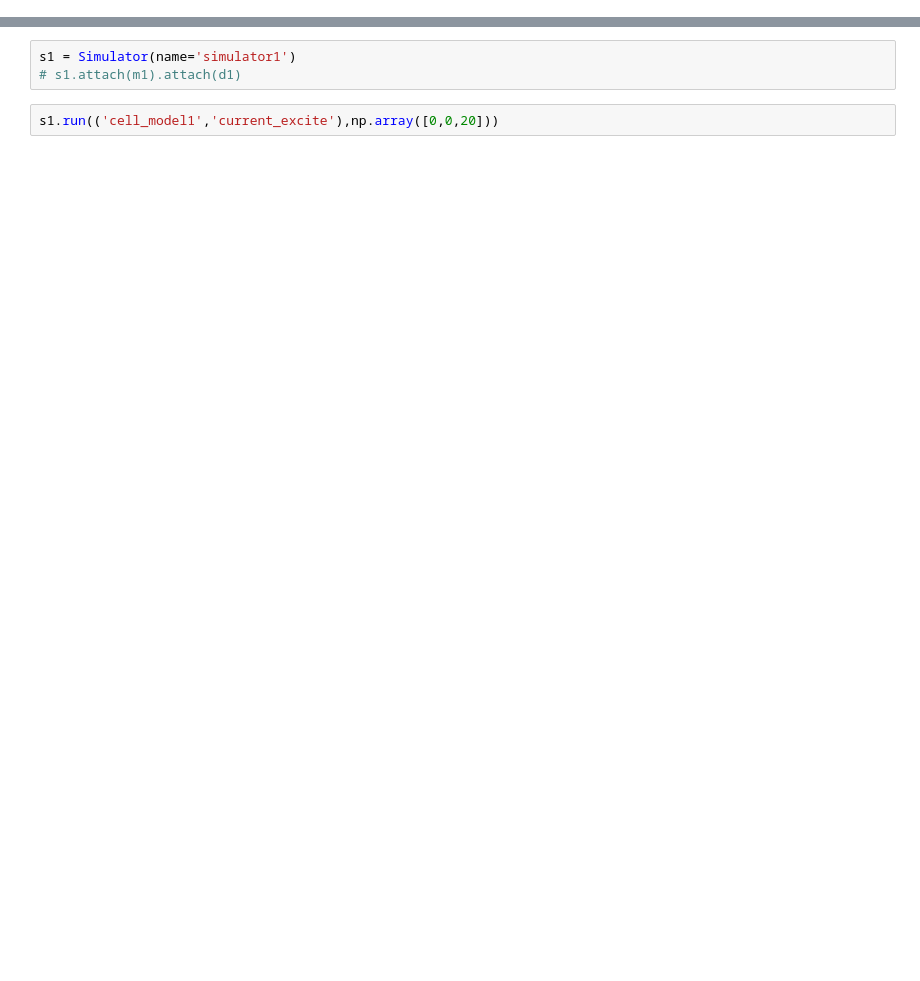
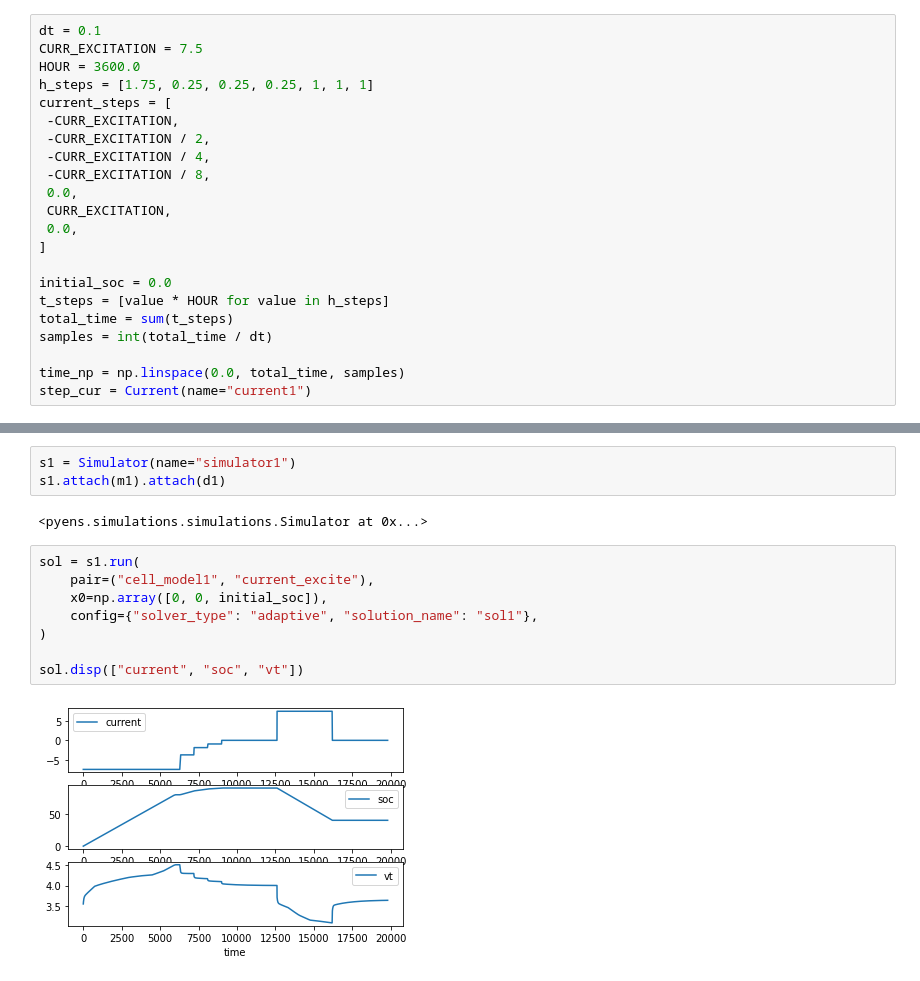
Before and after one commit to tonylee2016/batterylearn, a Jupyter notebook: notebook/demos.ipynb, the cells around one changed output, grey strips where cells are left out. Cells and saved outputs as stored; diff of their text form; blank space fills up the shorter version.

```diff
--- a/notebook/demos.ipynb
+++ b/notebook/demos.ipynb
@@ -24,0 +33,22 @@ m1 = EcmCell(name='cell_model1',parameters=param, curve=c1)
+# %%
+dt = 0.1
+CURR_EXCITATION = 7.5
+HOUR = 3600.0
+h_steps = [1.75, 0.25, 0.25, 0.25, 1, 1, 1]
+current_steps = [
+ -CURR_EXCITATION,
+ -CURR_EXCITATION / 2,
+ -CURR_EXCITATION / 4,
+ -CURR_EXCITATION / 8,
+ 0.0,
+ CURR_EXCITATION,
+ 0.0,
+]
+
+initial_soc = 0.0
+t_steps = [value * HOUR for value in h_steps]
+total_time = sum(t_steps)
+samples = int(total_time / dt)
+
+time_np = np.linspace(0.0, total_time, samples)
+step_cur = Current(name="current1")
@@ -25,5 +62,15 @@ m1 = EcmCell(name='cell_model1',parameters=param, curve=c1)
 # %%
-s1 = Simulator(name='simulator1')
-# s1.attach(m1).attach(d1)
+s1 = Simulator(name="simulator1")
+s1.attach(m1).attach(d1)
+# %% [output]
+<pyens.simulations.simulations.Simulator at 0x...>
 # %%
-s1.run(('cell_model1','current_excite'),np.array([0,0,20]))
+sol = s1.run(
+    pair=("cell_model1", "current_excite"),
+    x0=np.array([0, 0, initial_soc]),
+    config={"solver_type": "adaptive", "solution_name": "sol1"},
+)
+
+sol.disp(["current", "soc", "vt"])
+# %% [output]
+[figure, added]
```
Also changed, not shown: parts of 7 cells of this notebook, 3 other files.
